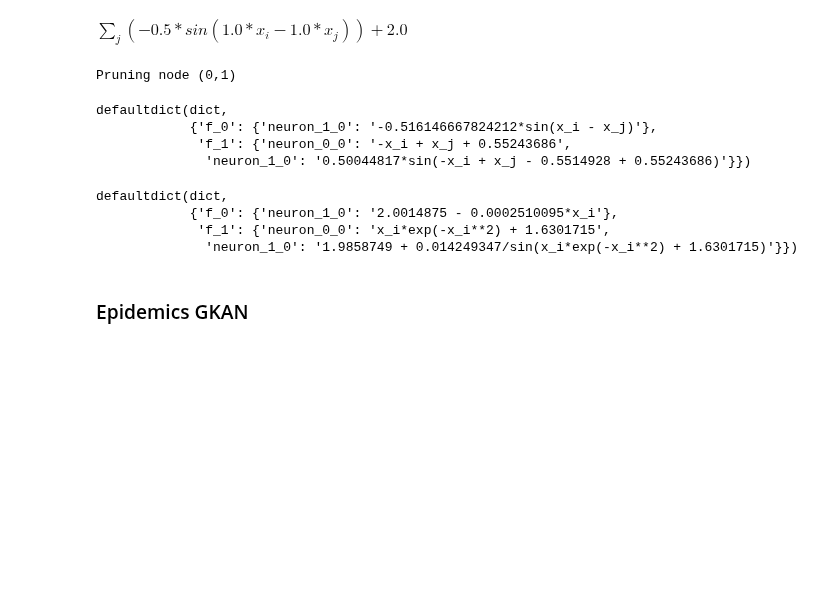
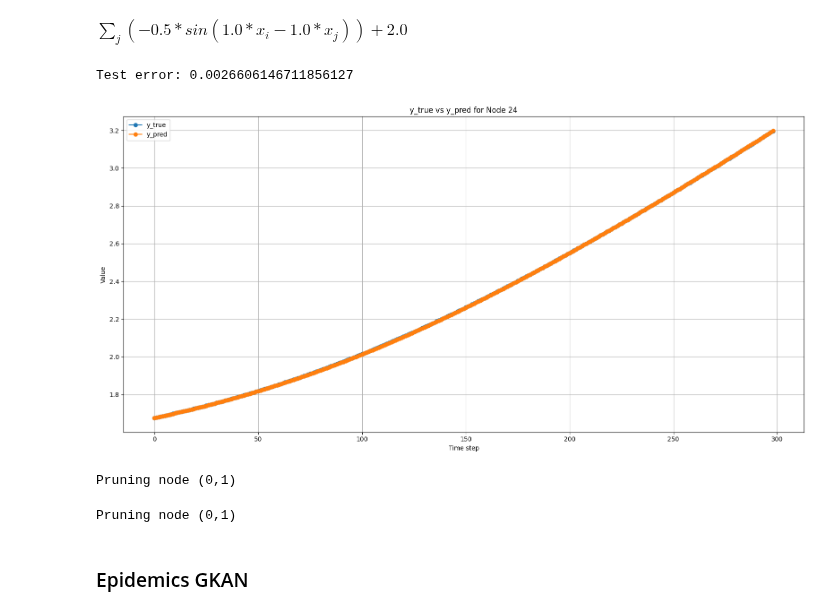
Before and after one commit to riccardocappi/Kan-for-Interpretable-Graph-Dynamics, a Jupyter notebook: post_processing.ipynb, the cells around one changed output. Cells and saved outputs as stored; diff of their text form; code cells hidden in the pictures; blank space fills up the shorter version.

Commit message:
More symbolic fittings

```diff
--- a/post_processing.ipynb
+++ b/post_processing.ipynb
@@ -970,7 +973,7 @@ Test loss best model: 0.0050172205083072186
 # %%
 model_path_gkan = './saved_models/gkan/model_kuramoto_gkan/kuramoto_gkan_ic5_s5/0/gkan'
 
-spline_wise, error = get_error_spline_wise(
+spline_wise, error, y_true, y_pred = get_error_spline_wise(
     model_path = model_path_gkan,
     test_set=KUR,
     theta=0.01
@@ -981,6 +984,14 @@ Pruning node (0,1)
 spline_wise
 # %% [output]
 $\displaystyle \sum_{j}(-0.5*sin(1.0*x_i - 1.0*x_j)) + 2.0$
+# %%
+print(f"Test error: {error}")
+# %% [output]
+Test error: 0.0026606146711856127
+# %%
+plot_predictions(y_true, y_pred, node_index=24)
+# %% [output]
+[figure, added]
 # %%
 model_path_gkan = './saved_models/gkan/model_kuramoto_gkan/kuramoto_gkan_ic5_s5/0/gkan'
 
@@ -1001,20 +1013,27 @@ hg, hh = hierarchical_symb_fitting(
 )
 # %% [output]
 Pruning node (0,1)
-# %%
-hg
-# %% [output]
-defaultdict(dict,
-            {'f_0': {'neuron_1_0': '-0.516146667824212*sin(x_i - x_j)'},
-             'f_1': {'neuron_0_0': '-x_i + x_j + 0.55243686',
-              'neuron_1_0': '0.50044817*sin(-x_i + x_j - 0.5514928 + 0.55243686)'}})
-# %%
-hh
-# %% [output]
-defaultdict(dict,
-            {'f_0': {'neuron_1_0': '2.0014875 - 0.0002510095*x_i'},
-             'f_1': {'neuron_0_0': 'x_i*exp(-x_i**2) + 1.6301715',
-              'neuron_1_0': '1.9858749 + 0.014249347/sin(x_i*exp(-x_i**2) + 1.6301715)'}})
+# %%
+model_path_gkan = './saved_models/gkan/model_kuramoto_gkan/kuramoto_gkan_ic5_s5/0/gkan'
+
+pysr_model = lambda : get_pysr_model(
+    model_selection="score",
+    n_iterations=200
+)
+
+hierarchical_symb_fitting(
+    model_path=model_path_gkan,
+    theta=0.1,
+    n_g_hidden_layers=2,
+    n_h_hidden_layers=2,
+    pysr_model=pysr_model,
+    sample_size=10000,
+    message_passing=False,
+    include_time=False,
+    neuron_level=False
+)
+# %% [output]
+Pruning node (0,1)
 # %% [markdown]
 ### Epidemics GKAN
 # %% [markdown]
```
Also changed, not shown: parts of 53 cells of this notebook, 53 other files.
